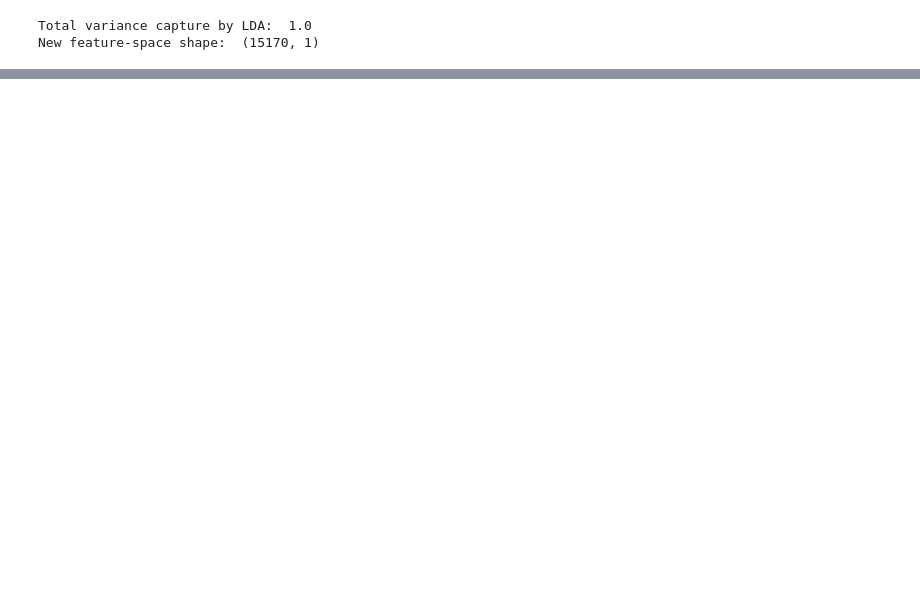
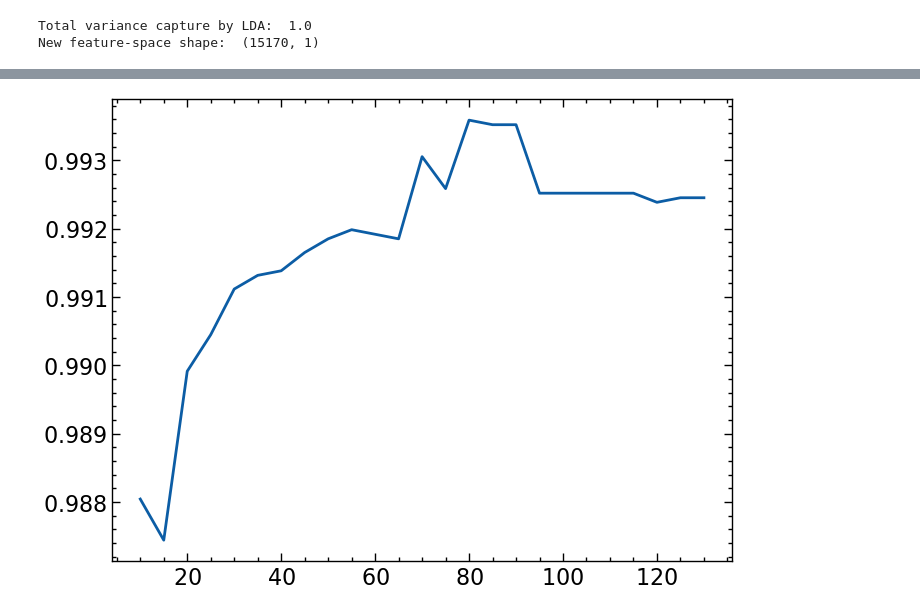
Before and after one commit to amapy-00/miniproject_2_02463, a Jupyter notebook: main.ipynb, the cells around one changed output, grey strips where cells are left out. Drawn from its saved outputs; the diff is of its cells as text; code cells hidden in the pictures; blank space fills up the shorter version.

```diff
--- a/main.ipynb
+++ b/main.ipynb
@@ -80,0 +106,35 @@ plt.show()
+# %%
+Xtest=np.concatenate(X_lda[200:])
+ytest=y[200:]
+Xpool=np.concatenate(X_lda[:200])
+ypool=y[:200]
+# %%
+import sklearn.linear_model as lin
+lr = lin.LogisticRegression(penalty='l2',C=1.)
+model=lr
+
+#randomize order of pool to avoid sampling the same subject sequentially
+order=np.random.permutation(range(len(Xpool)))
+# %%
+#samples in the pool
+poolidx=np.arange(len(Xpool),dtype=np.int64)
+ninit = 10 #initial samples
+addn = 5 #samples to add each iteration
+
+#initial training set
+trainset=order[:ninit]
+Xtrain=np.take(Xpool,trainset,axis=0).reshape(-1, 1)
+ytrain=np.take(ypool,trainset,axis=0)
+
+#remove data from pool
+poolidx=np.setdiff1d(poolidx,trainset)
+
+testacc=[]
+for i in range(25):
+    #Fit model
+    model.fit(np.take(Xpool,order[:ninit+i*addn],axis=0).reshape(-1, 1), np.take(ypool,order[:ninit+i*addn],axis=0))
+    #predict on test set
+    ye=model.predict(Xtest.reshape(-1, 1))
+    #calculate and accuracy and add to list
+    testacc.append((ninit+i*addn,sklearn.metrics.accuracy_score(ytest,ye)))
+    print('Model: LR, %i random samples'%(ninit+i*addn))
@@ -80,0 +159,5 @@ plt.show()
+# %%
+#Plot learning curve
+plt.plot(*tuple(np.array(testacc).T));
+# %% [output]
+[figure, added]
```
Also changed, not shown: parts of 10 cells of this notebook.
